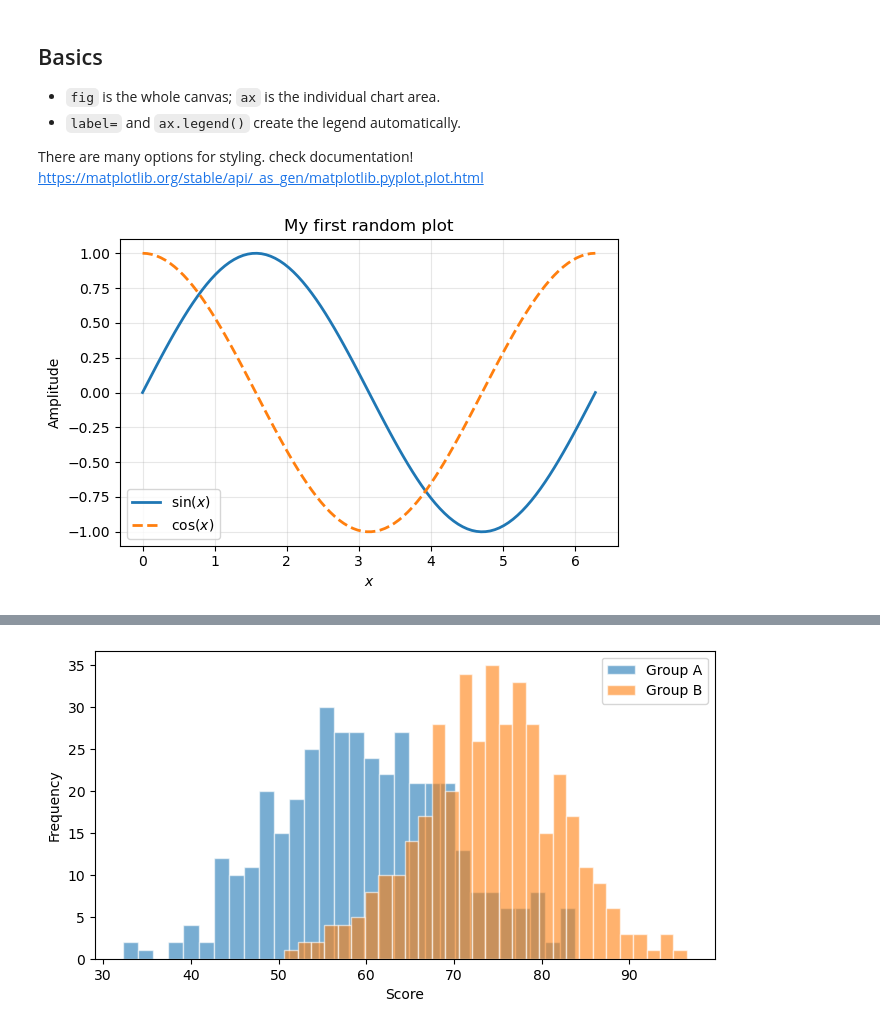
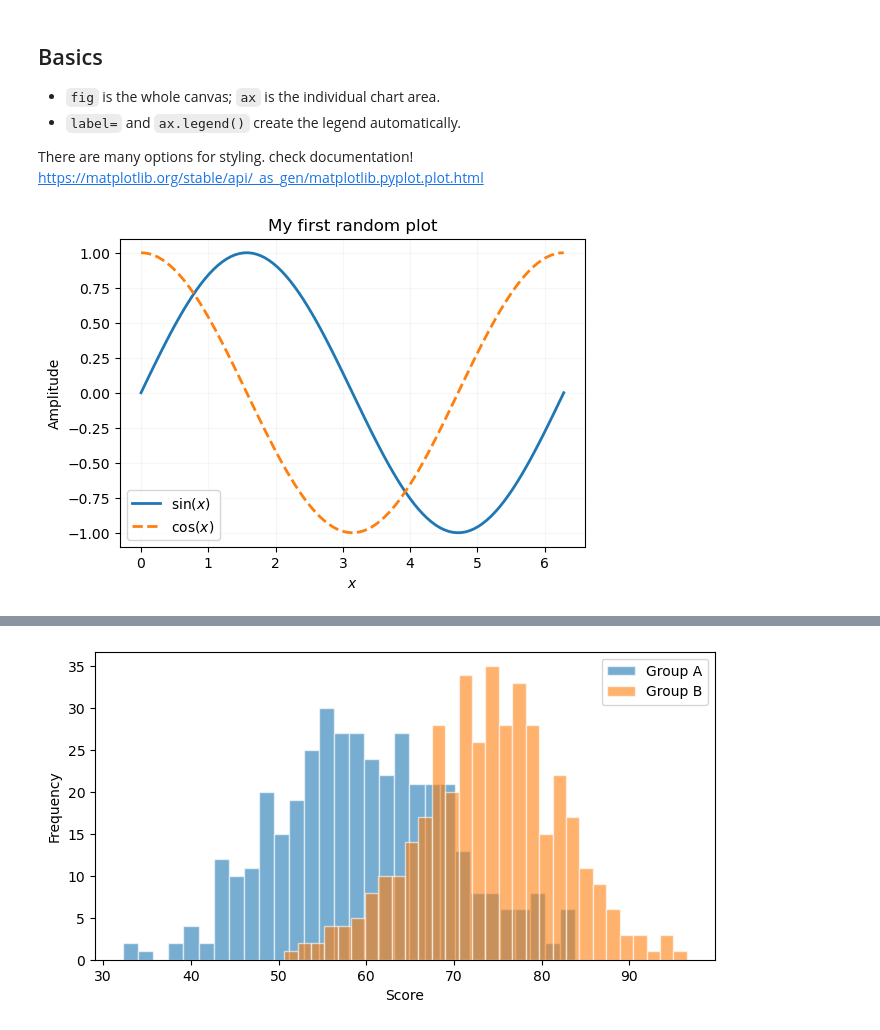
Before and after one commit to arghyadutta/intro-python-r, a Jupyter notebook: 9-matplotlib-intro.ipynb, the cells around one changed output, grey strips where cells are left out. Cells and saved outputs as stored; diff of their text form; code cells hidden in the pictures.

```diff
--- a/9-matplotlib-intro.ipynb
+++ b/9-matplotlib-intro.ipynb
@@ -28,24 +32,21 @@ There are many options for styling. check documentation! https://matplotlib.org/
 # %%
 
 x = np.linspace(0, 2 * np.pi, 100)
 y_sin = np.sin(x)
 y_cos = np.cos(x)
 
 # create figure and axis
 fig, ax = plt.subplots(figsize=(6, 4))  # (width, height) in inches
 
 # plot curves
 
 ax.plot(x, y_sin, label=r'$\sin(x)$', linewidth=2)
 ax.plot(x, y_cos, label=r'$\cos(x)$', linewidth=2, linestyle='--')
 
 ax.set_title('My first random plot')
 ax.set_xlabel('$x$')
 ax.set_ylabel('Amplitude')
 ax.legend()
-ax.grid(True, alpha=0.3) # light background grid
-
-plt.tight_layout()
-plt.show();
+ax.grid(True, alpha=0.1); # light background grid
 # %% [output]
-[figure, old version]
+[figure, new version]
```
Also changed, not shown: parts of 6 cells of this notebook, 1 other file.
